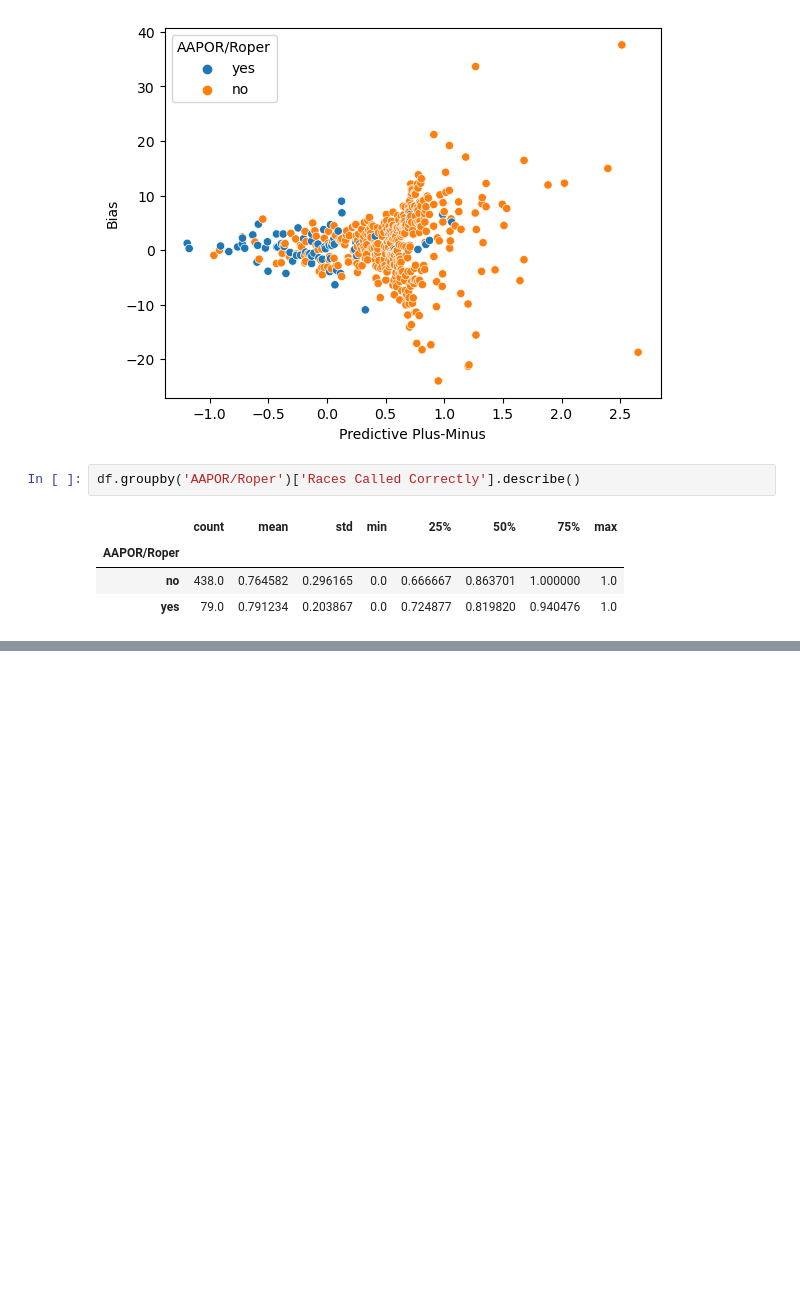
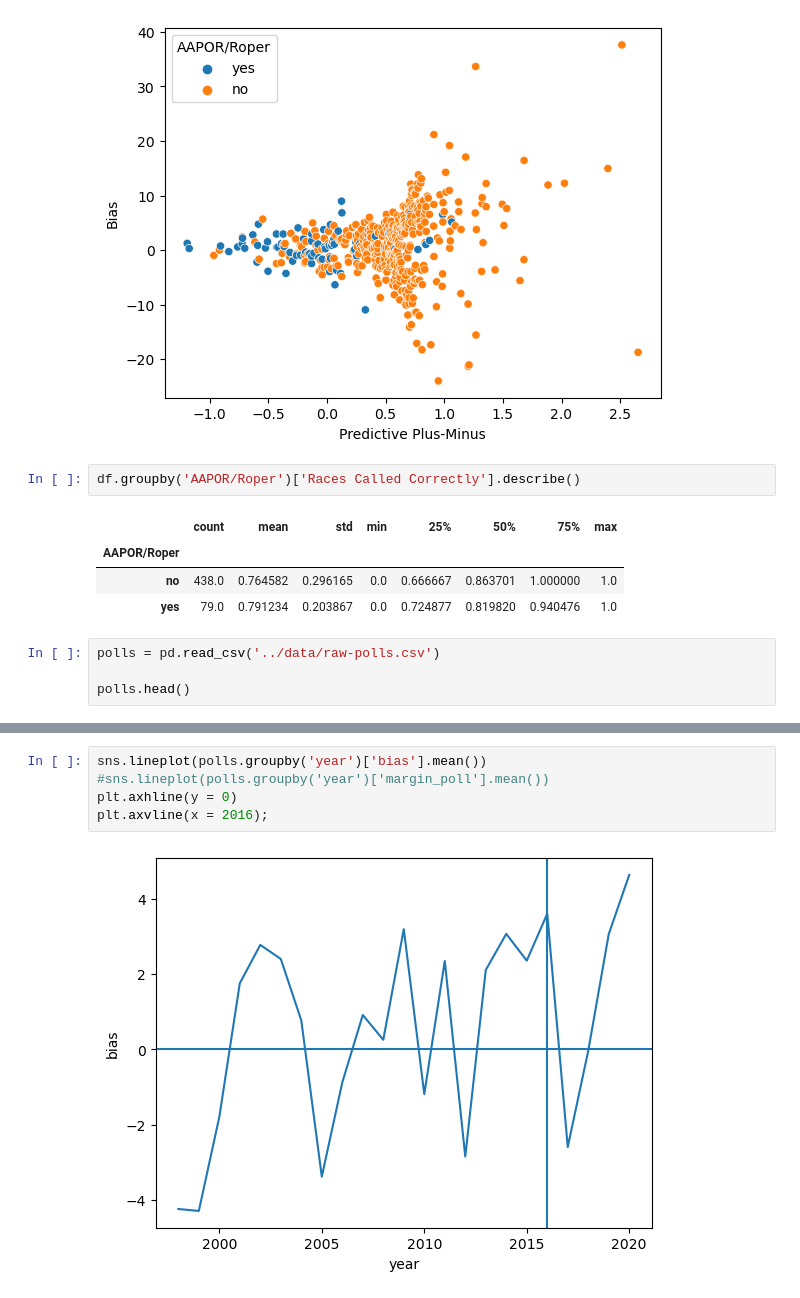
Before and after one commit to vijay-ravuri/poll-accuracy-modeling, a Jupyter notebook: code/starter_vijay.ipynb, the cells around one changed output, grey strips where cells are left out. Cells and saved outputs as stored; diff of their text form; blank space fills up the shorter version.

Commit message:
started eda on raw polls

```diff
--- a/code/starter_vijay.ipynb
+++ b/code/starter_vijay.ipynb
@@ -126,3 +126,7 @@ df.groupby('AAPOR/Roper')['Races Called Correctly'].describe()
 | AAPOR/Roper |  |  |  |  |  |  |  |  |
 | no | 438.0 | 0.764582 | 0.296165 | 0.0 | 0.666667 | 0.863701 | 1.000000 | 1.0 |
 | yes | 79.0 | 0.791234 | 0.203867 | 0.0 | 0.724877 | 0.819820 | 0.940476 | 1.0 |
+# %%
+polls = pd.read_csv('../data/raw-polls.csv')
+
+polls.head()
@@ -128,0 +165,7 @@ df.groupby('AAPOR/Roper')['Races Called Correctly'].describe()
+# %%
+sns.lineplot(polls.groupby('year')['bias'].mean())
+#sns.lineplot(polls.groupby('year')['margin_poll'].mean())
+plt.axhline(y = 0)
+plt.axvline(x = 2016);
+# %% [output]
+[figure, added]
```
Also changed, not shown: parts of 19 cells of this notebook.
